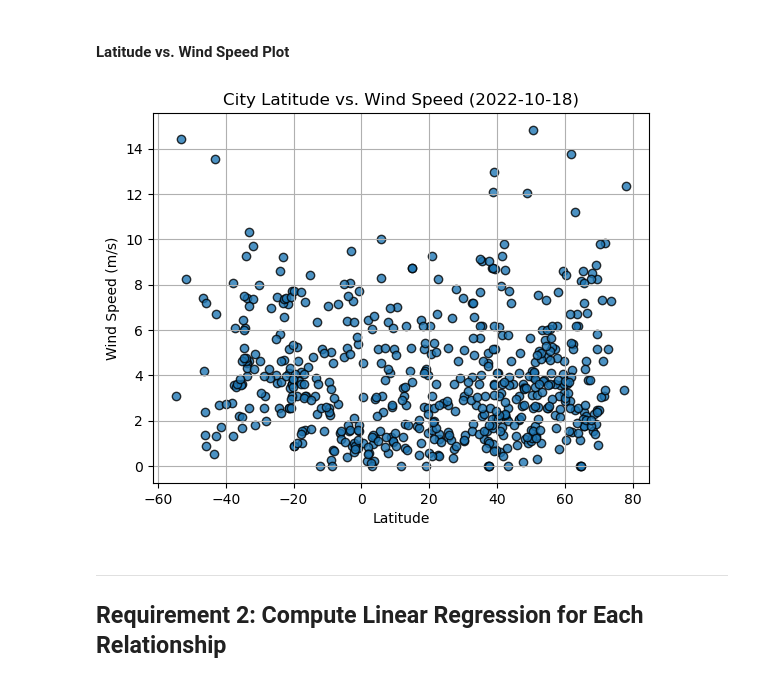
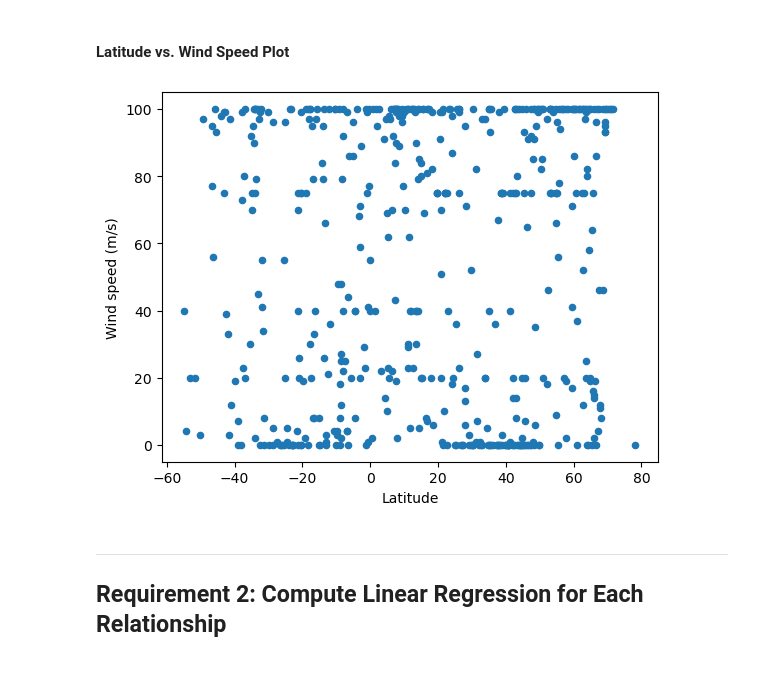
Before and after one commit to Felo2023/python-api-challenge, a Jupyter notebook: Starter_Code/starter_code/WeatherPy - FJGD.ipynb, the cells around one changed output. Saved outputs shown, nothing was run; the diff lists cells and outputs as text; code cells hidden in the pictures.

```diff
--- a/Starter_Code/starter_code/WeatherPy - FJGD.ipynb
+++ b/Starter_Code/starter_code/WeatherPy - FJGD.ipynb
@@ -240,17 +249,20 @@ plt.show()
 # %%
 # Build the scatter plots for latitude vs. wind speed
 # YOUR CODE HERE
+city_data_df.plot.scatter('Lat','Cloudiness')
 
 # Incorporate the other graph properties
 # YOUR CODE HERE
+plt.ylabel('Wind speed (m/s)')
+plt.xlabel('Latitude')
 
 # Save the figure
-plt.savefig("output_data/Fig4.png")
+plt.savefig("../output_data/Fig4.png")
 
 # Show plot
 plt.show()
 # %% [output]
-[figure, old version]
+[figure, new version]
 # %% [markdown]
 ---
 
```
Also changed, not shown: parts of 29 cells of this notebook, 5 other files.
